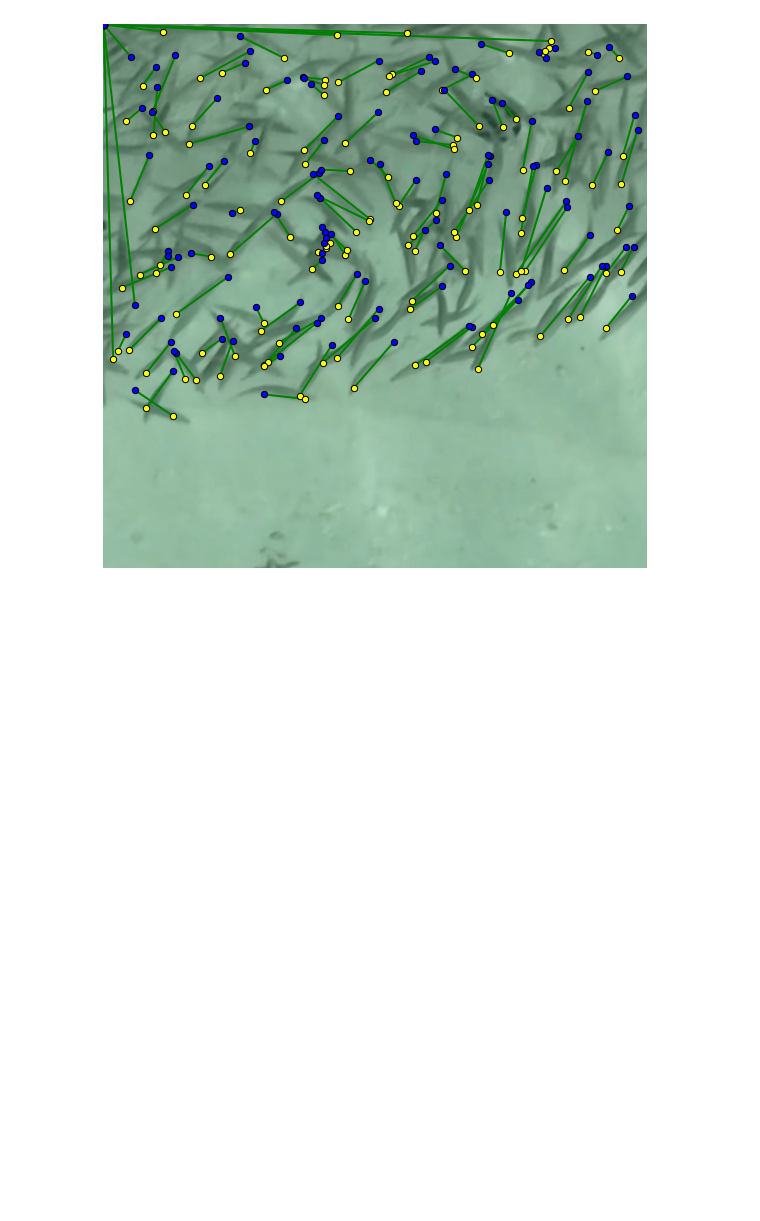
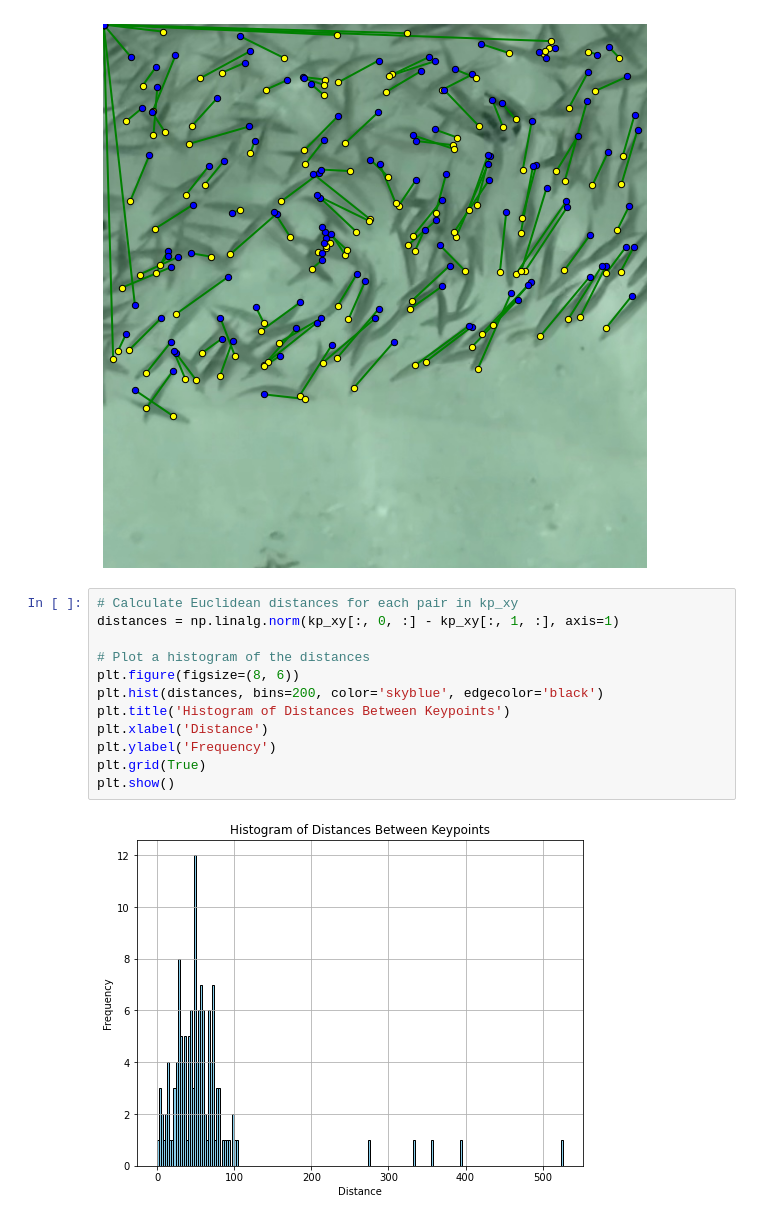
Before and after one commit to AugustPa/SharkVideoAnalysis, a Jupyter notebook: utils/FishDetections/detectAndVisualize/posemodel/poseVisualizationTile.ipynb, the cells around one changed output. Saved outputs shown, nothing was run; the diff lists cells and outputs as text; blank space fills up the shorter version.

```diff
--- a/utils/FishDetections/detectAndVisualize/posemodel/poseVisualizationTile.ipynb
+++ b/utils/FishDetections/detectAndVisualize/posemodel/poseVisualizationTile.ipynb
@@ -59,3 +79,17 @@ plt.axis('off')
 plt.show()
 # %% [output]
 [figure]
+# %%
+# Calculate Euclidean distances for each pair in kp_xy
+distances = np.linalg.norm(kp_xy[:, 0, :] - kp_xy[:, 1, :], axis=1)
+
+# Plot a histogram of the distances
+plt.figure(figsize=(8, 6))
+plt.hist(distances, bins=200, color='skyblue', edgecolor='black')
+plt.title('Histogram of Distances Between Keypoints')
+plt.xlabel('Distance')
+plt.ylabel('Frequency')
+plt.grid(True)
+plt.show()
+# %% [output]
+[figure, added]
```
Also changed, not shown: parts of 6 cells of this notebook.
